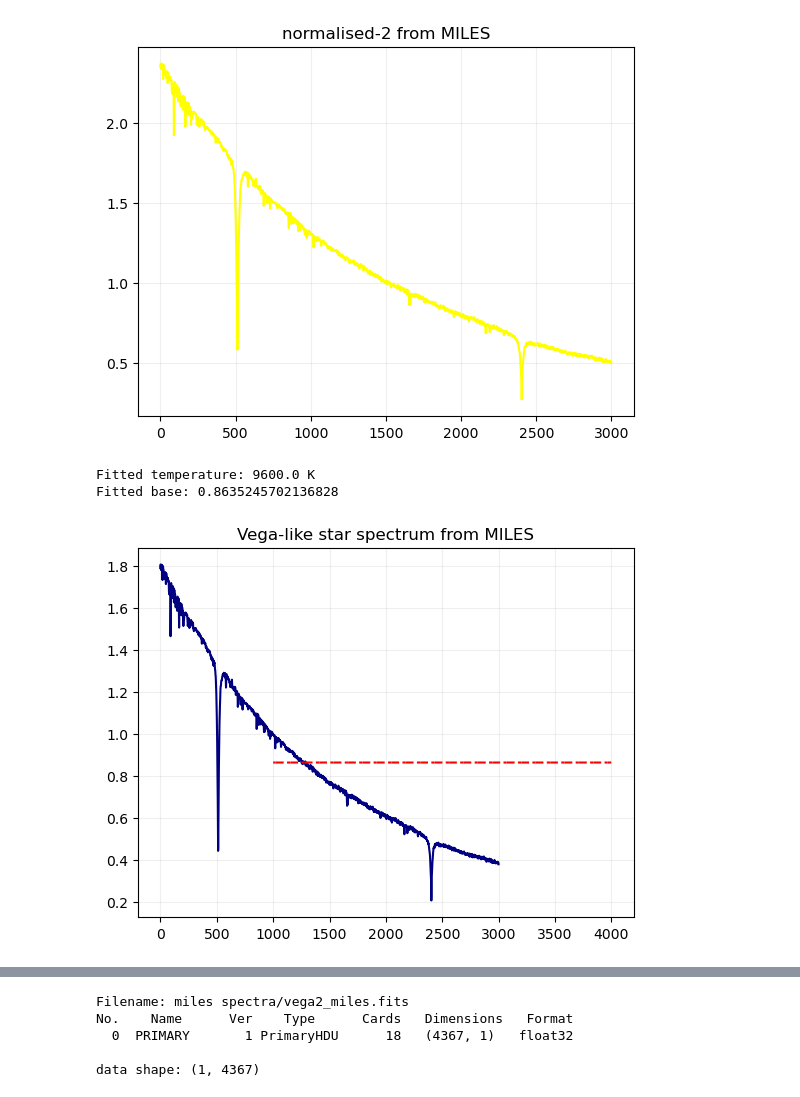
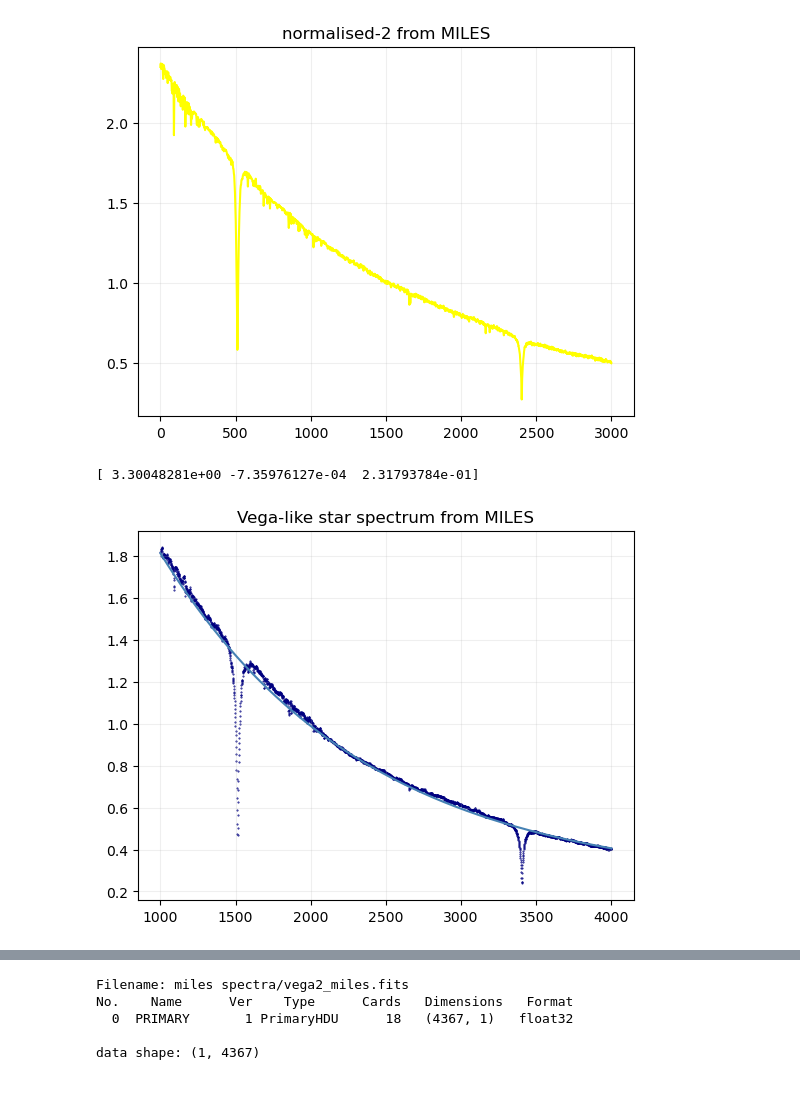
Before and after one commit to Timobrenn/G99-Spectroscopy, a Jupyter notebook: FWHM-vega.ipynb, the cells around one changed output, grey strips where cells are left out. Drawn from its saved outputs; the diff is of its cells as text; code cells hidden in the pictures.

Commit message:
feat: got a pretty graph of normalised MILES Vega-like star + FWHM of the peaks

```diff
--- a/FWHM-vega.ipynb
+++ b/FWHM-vega.ipynb
@@ -411,29 +411,32 @@ def blackbody_curve2(wavelength, temperature, base):
     wl = np.array(wavelength)
     intensity = c1 / (wl ** 5 * (np.exp(c2 / (wl * temperature)) - 1)) + base
     return intensity
+
+def f_exp(x, a,b,z):
+    """returns an exponential function of the form a*exp(b*x)"""
+    return a*np.exp(b*x)+z
+
+# PLAN:
+# for MILES, don't actually use wavelength calibration: just do some shitty one using peak positions, compare it to ours
+# exponential fit
+# compare FWHM of the visible lines
 # %%
 # fitting black body curve to the miles Vega
 
 T = 9600
-beta, pcov = curve_fit(blackbody_curve, x_range_miles, vega_miles[1000:4000], p0=[T,0])
-fitted_temperature = beta[0]
-fitted_base = beta[1]
-print(f"Fitted temperature: {fitted_temperature} K")
-print(f"Fitted base: {fitted_base}")
+beta, pcov = curve_fit(f_exp, x_range_miles, vega_miles[1000:4000], p0=[2,-0.001,0.4])
 
-#beta=curve_fit(blackbody_curve,x_range_miles,vega_miles[1000:4000], p0=[T,0])
-
-#print(beta[0])
+print(beta)
+exp_a,exp_b,exp_z = beta
 
 fig=figure()
 frame=fig.add_subplot(1,1,1)
-frame.plot(vega_miles[1000:4000],color="navy", label="Vega spectrum") # the section of the data that seems relevant
-plt.plot(x_range_miles, blackbody_curve(x_range_miles, *beta), 'r--', label='Fitted Blackbody Curve')
+frame.scatter(x_range_miles,vega_miles[1000:4000],color="navy", label="Vega spectrum", s=0.2) # the section of the data that seems relevant
+frame.plot(x_range_miles, f_exp(x_range_miles,exp_a,exp_b,exp_z), color="steelblue", label='Fitted Blackbody Curve')
 frame.set_title("Vega-like star spectrum from MILES")
 frame.grid(alpha=0.2)
 show()
 close(fig)
 # %% [output]
-Fitted temperature: 9600.0 K
-Fitted base: 0.8635245702136828
+[ 3.30048281e+00 -7.35976127e-04  2.31793784e-01]
-[figure, old version]
+[figure, new version]
```
Also changed, not shown: parts of 4 cells of this notebook.
